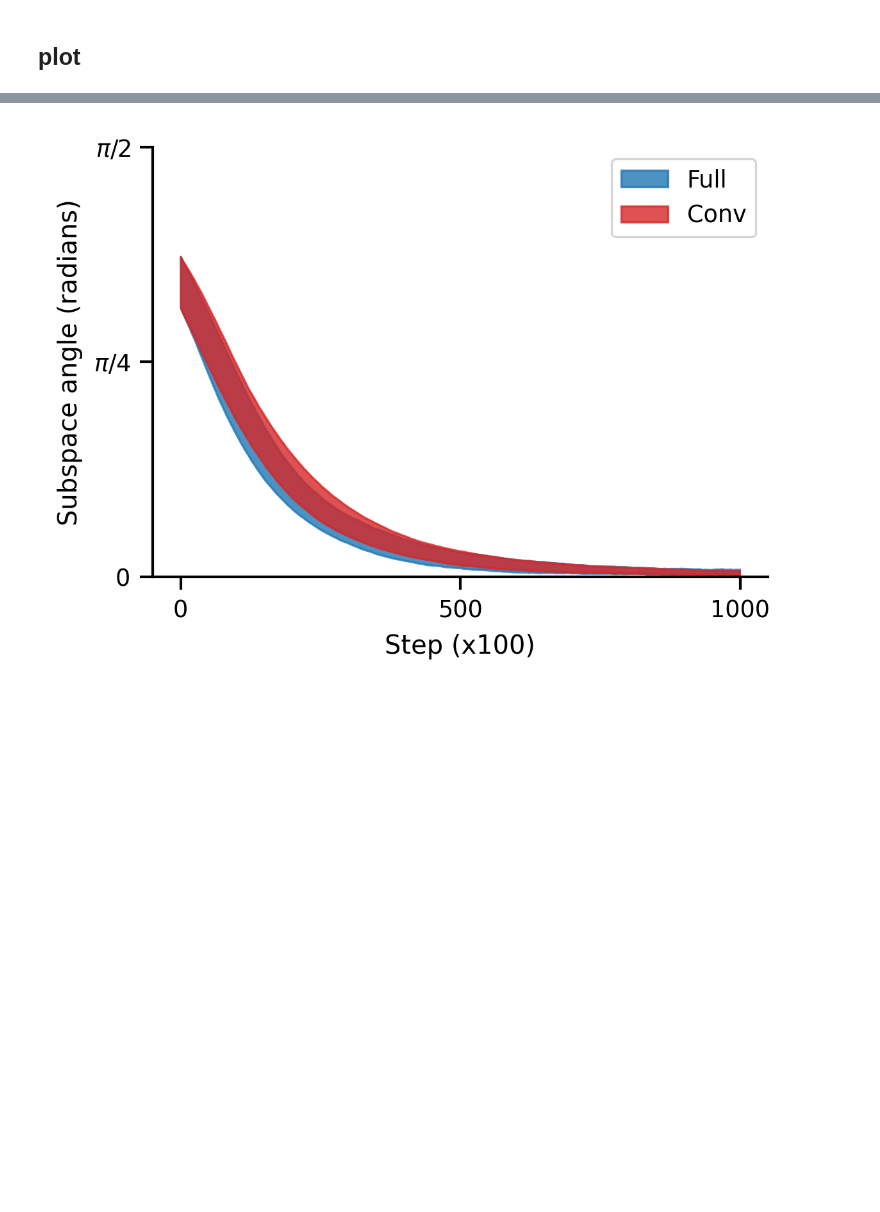
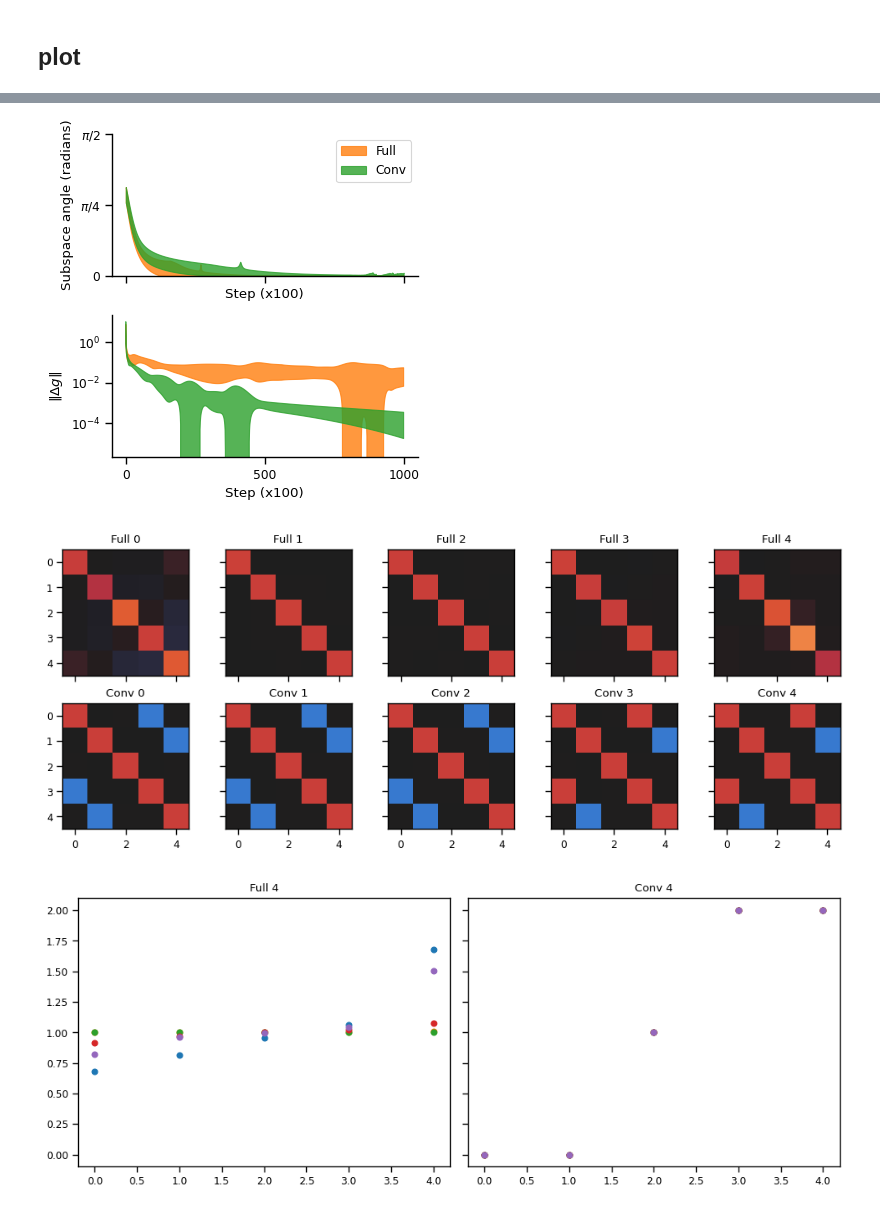
Before and after one commit to lyndond/frame_whitening, a Jupyter notebook: figures/pca4david.ipynb, the cells around one changed output, grey strips where cells are left out. Saved outputs shown, nothing was run; the diff lists cells and outputs as text; code cells hidden in the pictures; blank space fills up the shorter version.

```diff
--- a/figures/pca4david.ipynb
+++ b/figures/pca4david.ipynb
@@ -272,29 +284,69 @@ all_errors_g_conv = simulate_many(
 # %%
 def plot_shaded_error(all_errors, ax, **kwargs):
     mu = np.mean(all_errors, axis=0)
     sigma = np.std(all_errors, axis=0)#np.sqrt(all_errors.shape[0])
     x = np.arange(len(mu))
     ax.fill_between(x, mu+sigma, np.clip(mu-sigma, 0, None), alpha=.8, **kwargs)
 
 
 with sns.plotting_context('paper'):
-    fig, ax = plt.subplots(1, 1, figsize=(4, 3), sharey='all', sharex='all', dpi=300)
+    fig, ax = plt.subplots(2, 1, figsize=(4, 4), sharex='all', dpi=100)
 
     step_skip = 100
 
-    plot_shaded_error(all_errors_g_full[:, ::step_skip], ax, label='Full', color='C0')
-    plot_shaded_error(all_errors_g_conv[:, ::step_skip], ax, label='Conv', color='C3')
-    ax.set(
+    plot_shaded_error(sim_dict_full['errors_subspace'][:, ::step_skip], ax[0], label='Full', color='C1')
+    plot_shaded_error(sim_dict_conv['errors_subspace'][:, ::step_skip], ax[0], label='Conv', color='C2')
+    ax[0].set(
         # title=r'$\eta=$'f'{relative_speed}''$\zeta$',
         ylabel='Subspace angle (radians)',
         xlabel='Step (x100)',
         xticks = (0, 500, 1000),
         ylim=(0, np.pi/2),
         yticks=[0, np.pi/4, np.pi/2],
-        yticklabels=[0, r'$\pi/4$', r'$\pi/2$']
+        yticklabels=[0, r'$\pi/4$', r'$\pi/2$'],
         )
-    ax.legend()
+
+    ax[0].legend()
+
+    plot_shaded_error(sim_dict_full['errors_var'][:, ::step_skip], ax[1], label='Full', color='C1')
+    plot_shaded_error(sim_dict_conv['errors_var'][:, ::step_skip], ax[1], label='Conv', color='C2')
+    ax[1].set(
+        ylabel=r'$\Vert \Delta g \Vert$',
+        xlabel='Step (x100)',
+        xticks = (0, 500, 1000),
+        yscale='log',
+        )
+
     sns.despine()
     fig.tight_layout()
+
+
+# plot all covs for full in top row and conv in bottom row
+with sns.plotting_context('paper'):
+    fig, ax = plt.subplots(2, 5, figsize=(10, 4), sharex='all', sharey='all', dpi=100)
+    # compute the vmax of both cov full and conv
+    vmax = np.max(np.abs(np.concatenate([sim_dict_full['Cyy'], sim_dict_conv['Cyy']])))
+
+    for i in range(5):
+        ax[0, i].imshow(sim_dict_full['Cyy'][i], cmap=sns.color_palette('icefire', as_cmap=True), vmin=-vmax, vmax=vmax)
+        ax[1, i].imshow(sim_dict_conv['Cyy'][i], cmap=sns.color_palette('icefire', as_cmap=True), vmin=-vmax, vmax=vmax)
+        ax[0, i].set_title(f'Full {i}')
+        ax[1, i].set_title(f'Conv {i}')
+
+    fig.tight_layout()
+
+# plot all the eigenspectra for full in top row and conv in bottom row
+with sns.plotting_context('paper'):
+    fig, ax = plt.subplots(1, 2, figsize=(10, 4), sharex='all', sharey='all', dpi=100)
+
+    for i in range(5):
+        ax[0, ].plot(np.linalg.eigvalsh(sim_dict_full['Cyy'][i]), 'o')
+        ax[1, ].plot(np.linalg.eigvalsh(sim_dict_conv['Cyy'][i]), 'o')
+        ax[0, ].set_title(f'Full {i}')
+        ax[1, ].set_title(f'Conv {i}')
+
+    fig.tight_layout()
 # %% [output]
-[figure, old version]
+[figure, new version]
+[figure, added]
+[figure, added]
```
Also changed, not shown: parts of 2 cells of this notebook, 2 other files.
